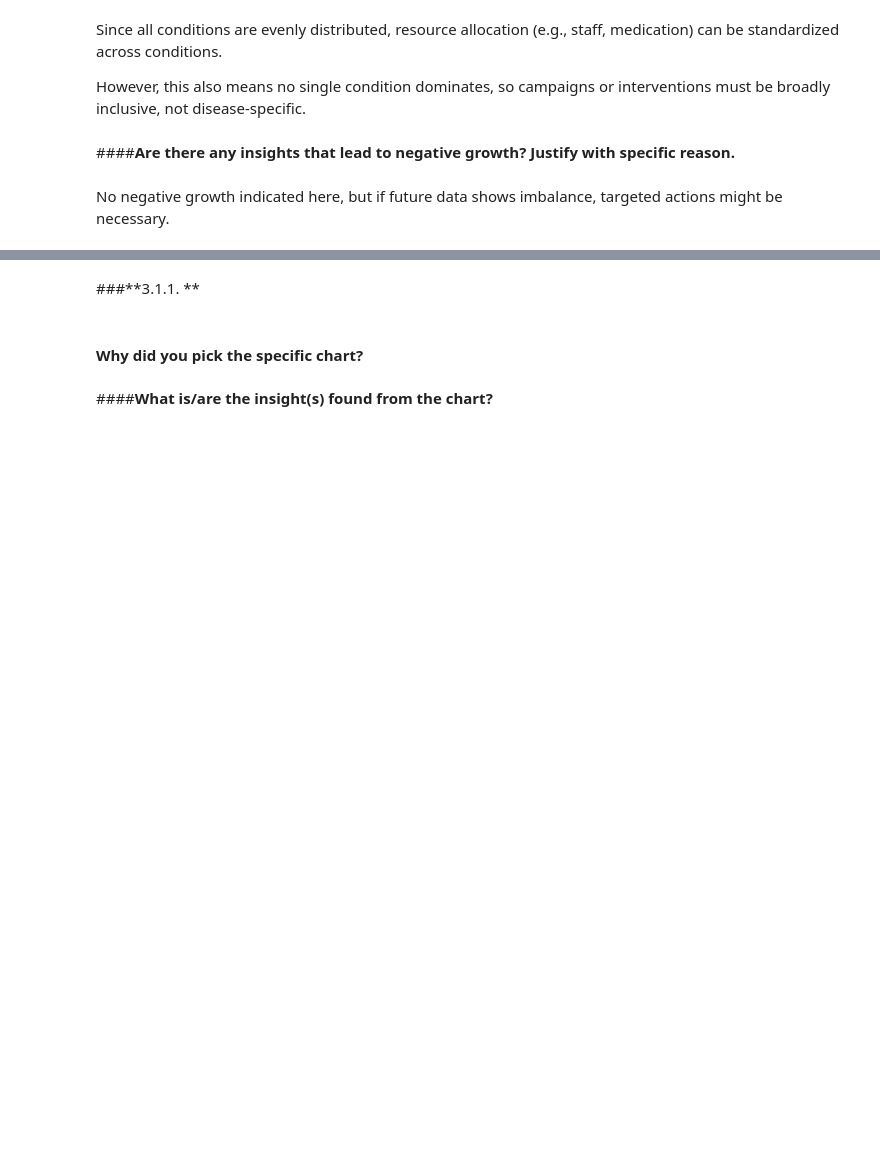
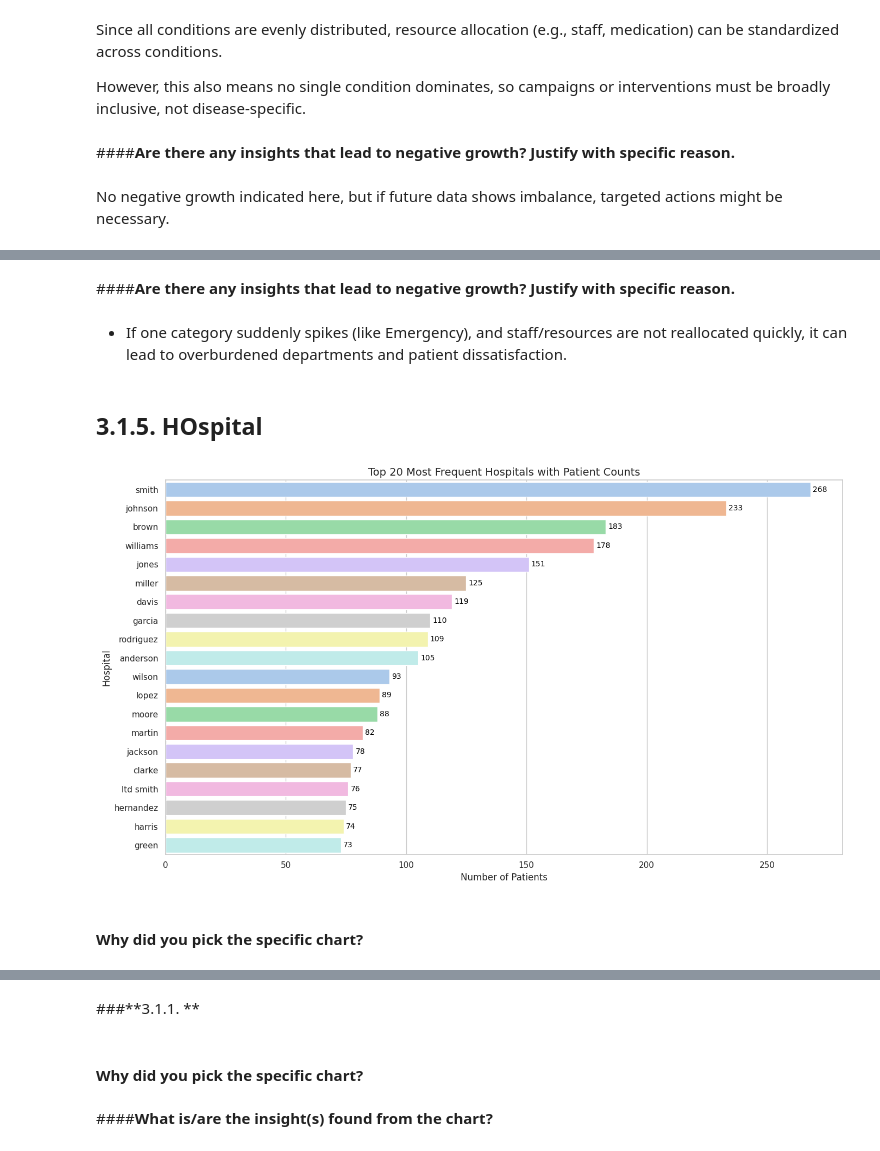
Before and after one commit to Sagarjain93/Healthcare, a Jupyter notebook: Healthcare.ipynb, the cells around one changed output, grey strips where cells are left out. Cells and saved outputs as stored; diff of their text form; code cells hidden in the pictures; blank space fills up the shorter version.

```diff
--- a/Healthcare.ipynb
+++ b/Healthcare.ipynb
@@ -752,0 +881,37 @@ No negative growth indicated here, but if future data shows imbalance, targeted
+# %% [markdown]
+####**Are there any insights that lead to negative growth? Justify with specific reason.**
+# %% [markdown]
+*  If one category suddenly spikes (like Emergency), and staff/resources are not reallocated quickly, it can lead to overburdened departments and patient dissatisfaction.
+# %% [markdown]
+## **3.1.5. HOspital**
+# %%
+#Chart No. 5
+# Step 1: Frequency table
+hospital_counts = df['hospital_final'].value_counts().reset_index()
+hospital_counts.columns = ['hospital', 'count']
+
+# Step 2: Bar plot with hue to remove warning
+plt.figure(figsize=(14, 8))
+ax = sns.barplot(
+    data=hospital_counts.head(20),
+    x='count',
+    y='hospital',
+    hue='hospital',  # suppresses warning
+    palette='pastel',
+    legend=False     # removes legend for hue
+)
+
+# Step 3: Add count labels to each bar
+for container in ax.containers:
+    ax.bar_label(container, fmt='%.0f', label_type='edge', padding=3, fontsize=10, color='black')
+
+# Step 4: Customize plot
+plt.title("Top 20 Most Frequent Hospitals with Patient Counts", fontsize=14)
+plt.xlabel("Number of Patients", fontsize=12)
+plt.ylabel("Hospital", fontsize=12)
+plt.tight_layout()
+plt.show()
+# %% [output]
+[figure, added]
+# %% [markdown]
+#### **Why did you pick the specific chart?**
```
Also changed, not shown: parts of 46 cells of this notebook.
